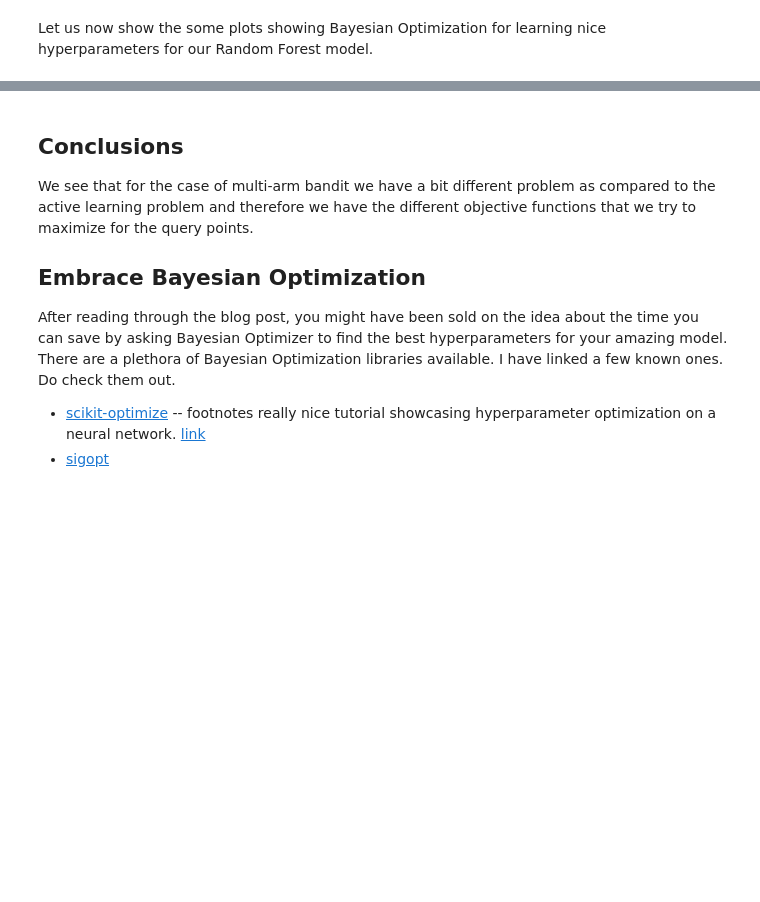
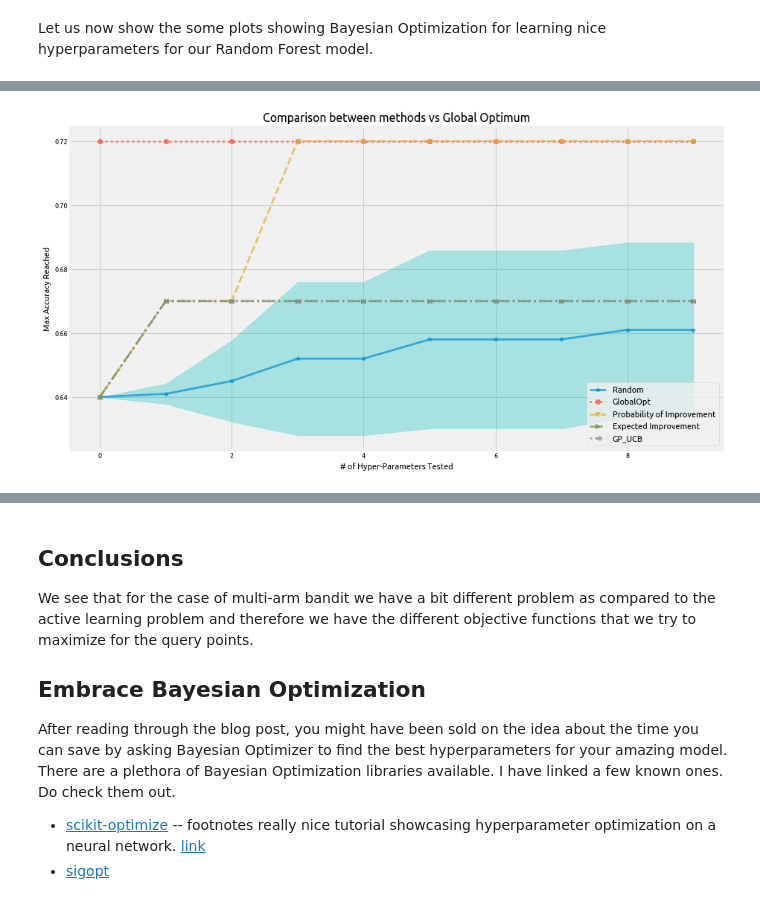
Before and after one commit to distillpub/post--bayesian-optimization, a Jupyter notebook: public/images/bandit-learning-gp.ipynb, the cells around one changed output, grey strips where cells are left out. Drawn from its saved outputs; the diff is of its cells as text; code cells hidden in the pictures; blank space fills up the shorter version.

```diff
--- a/public/images/bandit-learning-gp.ipynb
+++ b/public/images/bandit-learning-gp.ipynb
@@ -1380,8 +1388,8 @@ dirName, mtn_gp_ucb, _ = plot_acquisition3d(train_X, train_y,
 
 Above we see a gif showing the work of the _Guassian Processes Upper Confidence Bound_ acquisition function in finding the best hyperparameters. This by far seems to perform the best with getting quite close to the global optimum value of hyperparameters (found using brute force).
 # %%
-stats = RunningStat(10)
-for seed in range(3):
+stats = RunningStat(len(mtn_gp_ucb))
+for seed in range(10):
     dirName, temp, _ = plot_acquisition3d(
         train_X, train_y,
         Rand, acq_params=acq_params,
@@ -1401,7 +1409,7 @@ rand_sig = stats.std
 
 Now our favourite random acquisition function. :)
 # %%
-nnsvm(2)
+nnsvm(-1)
 max_f = np.max(GT.flatten())
 globalopt = [max_f] * len(mtn_rand)
 
@@ -1412,9 +1420,9 @@ markers = ['o-', '*:', 'v--', '>-.', '<:']
 xx = range(len(mtns[0]))
 plt.figure(figsize=(14, 8))
 for n, m, mm in zip(names, mtns, markers):
-    plt.plot(xx, m, mm, label=n, alpha=0.7)
+    plt.plot(xx, m, mm, label=n, alpha=0.7, lw=2.7)
 
-plt.fill_between(range(10), mtn_rand + rand_sig,
+plt.fill_between(range(len(mtns[0])), mtn_rand + rand_sig,
                  mtn_rand - rand_sig,
                  color='c', alpha=0.3)
 plt.legend()
@@ -1721,7 +1730,6 @@ def plot_acquisition3d(
         # Choose the next point with highest acq
         max_mu = max(train_y.flatten())
         max_till_now.append(max_mu)
-#         print(acquisition)
         next_ix = rargmax(acquisition.flatten())
         n_x = X0.flatten()[next_ix], X1.flatten()[next_ix]
 
@@ -1761,15 +1769,16 @@ def plot_acquisition3d(
 
         ax[0].set_xlabel("# of Trees")
         ax[0].set_ylabel("Max Depth")
-        ax[0].set_title("Ground Truth Accuracies")
+        ax[0].set_title("Accuracies")
 
         # https://stackoverflow.com/questions/4700614/how-to-put-the-legend-out-of-the-plot
         for a in ax:
             box = a.get_position()
-            a.set_position([box.x0, box.y0 - box.height * 0.01,
+            a.set_position([box.x0, box.y0 + box.height * 0.02,
                              box.width, box.height * 0.9])
+
             # Put a legend below current axis
-            a.legend(loc='upper center', bbox_to_anchor=(0.5, -0.05),
+            a.legend(loc='upper center', bbox_to_anchor=(0.5, -0.15),
                       fancybox=True, shadow=True, ncol=5)
 
         acq_params_str = '-'.join(list(map(str, acq_params.values())))
@@ -1832,8 +1841,8 @@ dirName, mtn_gp_ucb, _ = plot_acquisition3d(train_X, train_y,
 
 Above we see a gif showing the work of the _Guassian Processes Upper Confidence Bound_ acquisition function in finding the best hyperparameters. This by far seems to perform the best with getting quite close to the global optimum value of hyperparameters (found using brute force).
 # %%
-stats = RunningStat(10)
-for seed in range(3):
+stats = RunningStat(len(mtn_gp_ucb))
+for seed in range(10):
     dirName, temp, _ = plot_acquisition3d(
         train_X, train_y,
         Rand, acq_params=acq_params,
@@ -1858,25 +1867,27 @@ nnsvm(2)
 # %%
 max_f = np.max(GT.flatten())
 globalopt = [max_f] * len(mtn_rand)
 
 mtns = [mtn_rand, globalopt, mtn_pi, mtn_ei, mtn_gp_ucb]
 names = ['Random', 'GlobalOpt', 'Probability of Improvement', 'Expected Improvement', 'GP_UCB']
 markers = ['*-', 'o:', 'v--', '>-.', '<:']
 
 xx = range(len(mtns[0]))
 plt.figure(figsize=(14, 8))
 for n, m, mm in zip(names, mtns, markers):
-    plt.plot(xx, m, mm, label=n, alpha=0.7)
+    plt.plot(xx, m, mm, label=n, alpha=0.7, lw=2.7)
 
-plt.fill_between(range(10), mtn_rand + rand_sig,
+plt.fill_between(range(len(mtns[0])), mtn_rand + rand_sig,
                  mtn_rand - rand_sig,
                  color='c', alpha=0.3)
 
 plt.legend()
 plt.xlabel('# of Hyper-Parameters Tested')
 plt.ylabel('Max Accuracy Reached')
 plt.title('Comparison between methods vs Global Optimum')
 format_axes(plt.gca())
 plt.savefig("MAB_gifs/RFcomp3d.svg", bbox_inches="tight")
-plt.close()
+plt.show()
+# %% [output]
+[figure, added]
 # %% [markdown]
```
Also changed, not shown: parts of 13 cells of this notebook, 24 other files.
